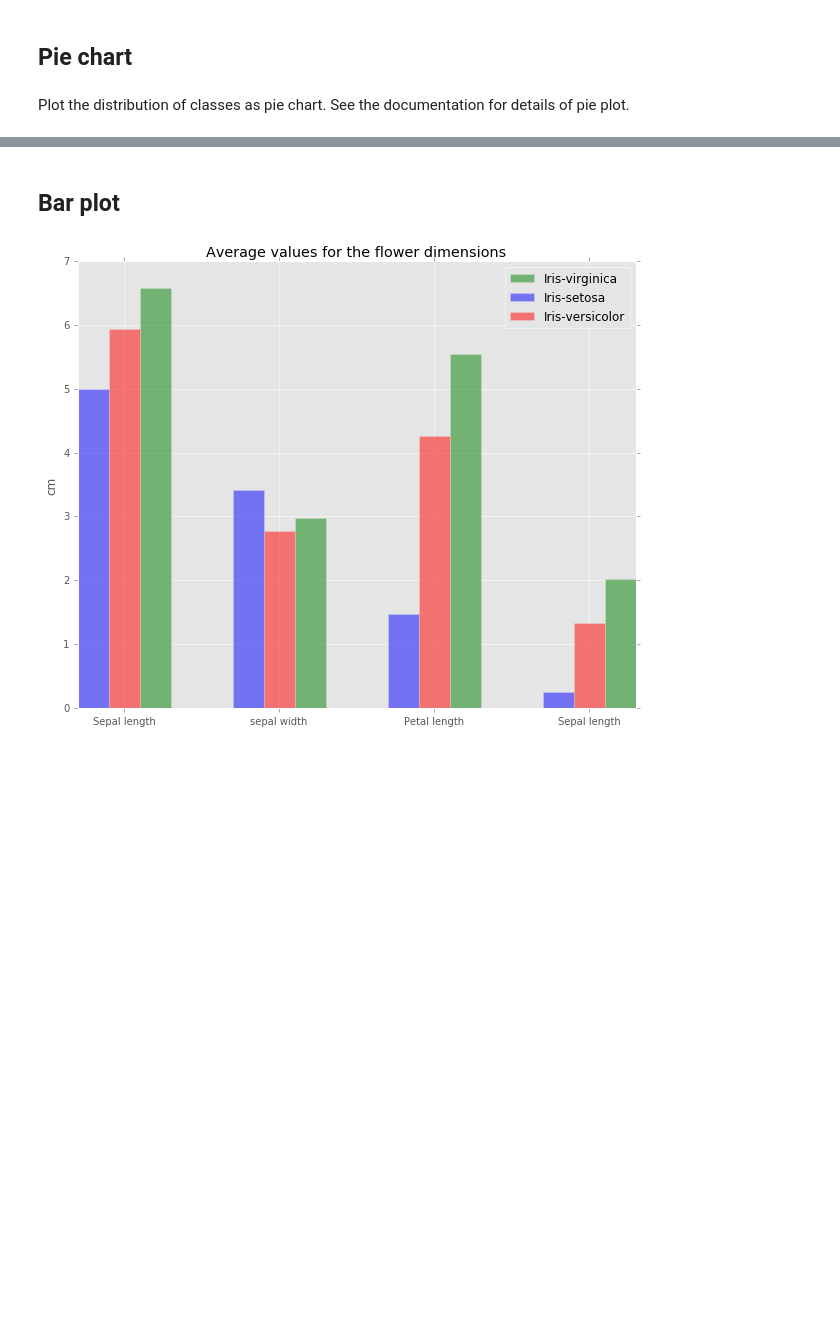
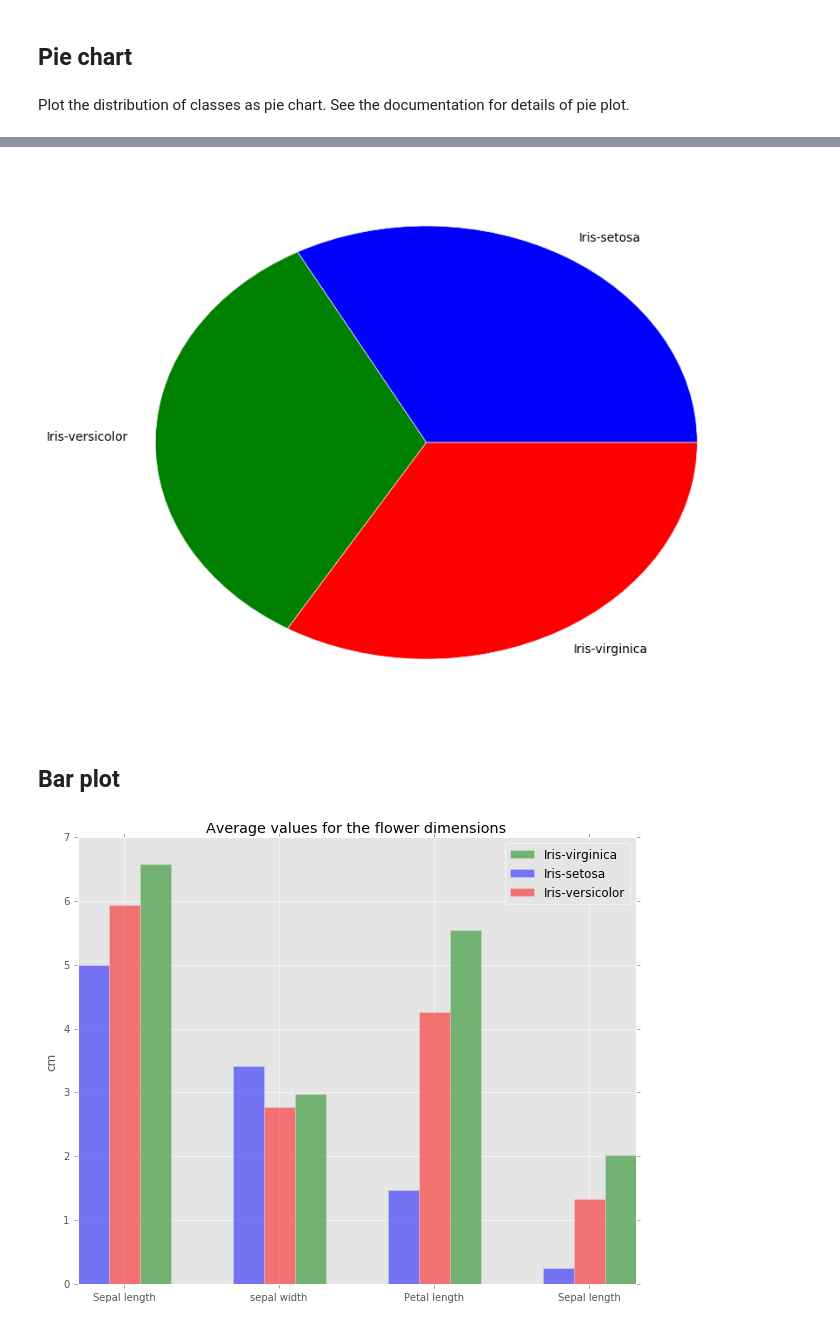
Before and after one commit to muneebaadil/CS429-Data-Mining-NUCES, a Jupyter notebook: Labtasks/Lab4/Exercise/Eda_iris.ipynb, the cells around one changed output, grey strips where cells are left out. Cells and saved outputs as stored; diff of their text form; code cells hidden in the pictures; blank space fills up the shorter version.

```diff
--- a/Labtasks/Lab4/Exercise/Eda_iris.ipynb
+++ b/Labtasks/Lab4/Exercise/Eda_iris.ipynb
@@ -45,6 +46,7 @@ X = data[[0,1,2,3]].values
 Y = data['Class'].values
 labels = {}
 for i,v in enumerate(np.unique(Y)):
-    labels[v] = i
+    labels[i] = v
+    print i, v
     Y[Y==v] = i
 Y= Y.astype(np.int8)
@@ -58,3 +61,15 @@ Plot the distribution of classes as pie chart. See the documentation for details
+# %%
+fig, ax = plt.subplots()
+classprobs = []
+classnames = []
+for ylabel in np.unique(Y):
+    classprobs.append(np.sum(ylabel == Y) / (len(Y) * 1.))
+    classnames.append(labels[ylabel])
+
+plt.pie(classprobs, labels = classnames)
+plt.show()
+# %% [output]
+[figure, added]
 # %% [markdown]
 ## Bar plot
 # %%
```
Also changed, not shown: parts of 11 cells of this notebook, 1 other file.
